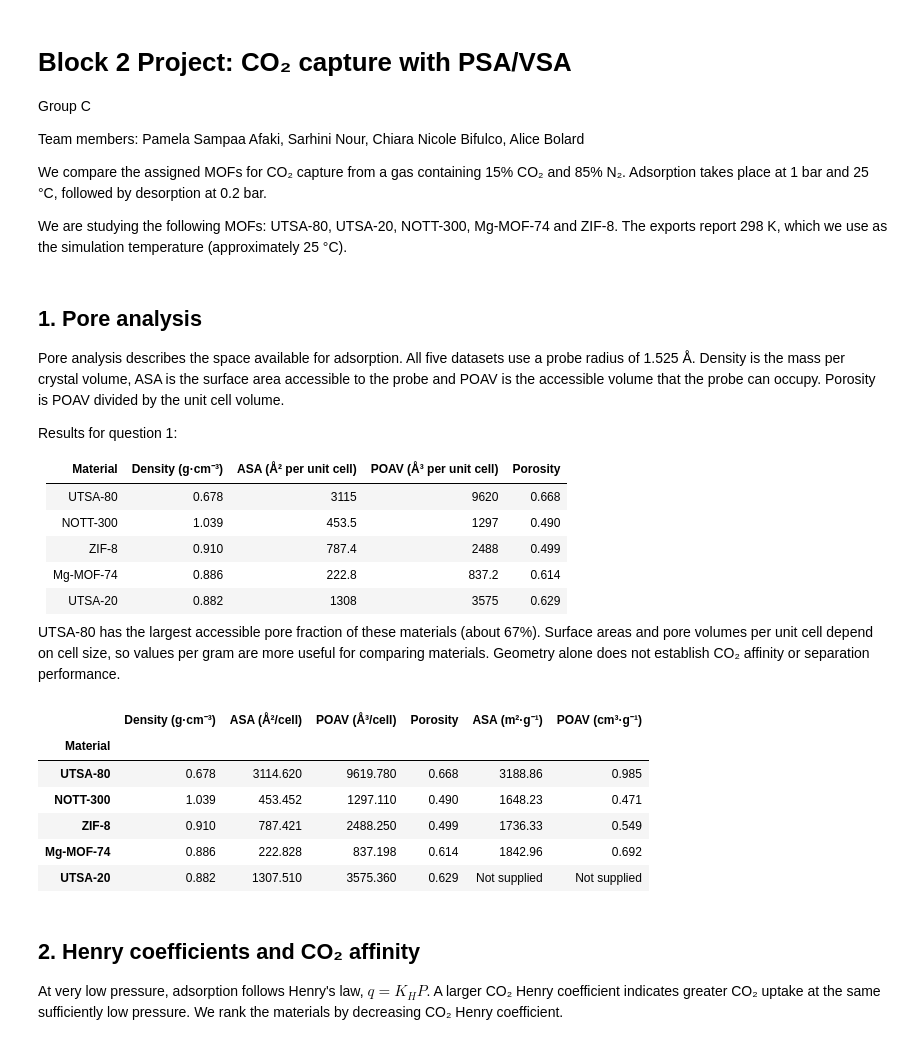
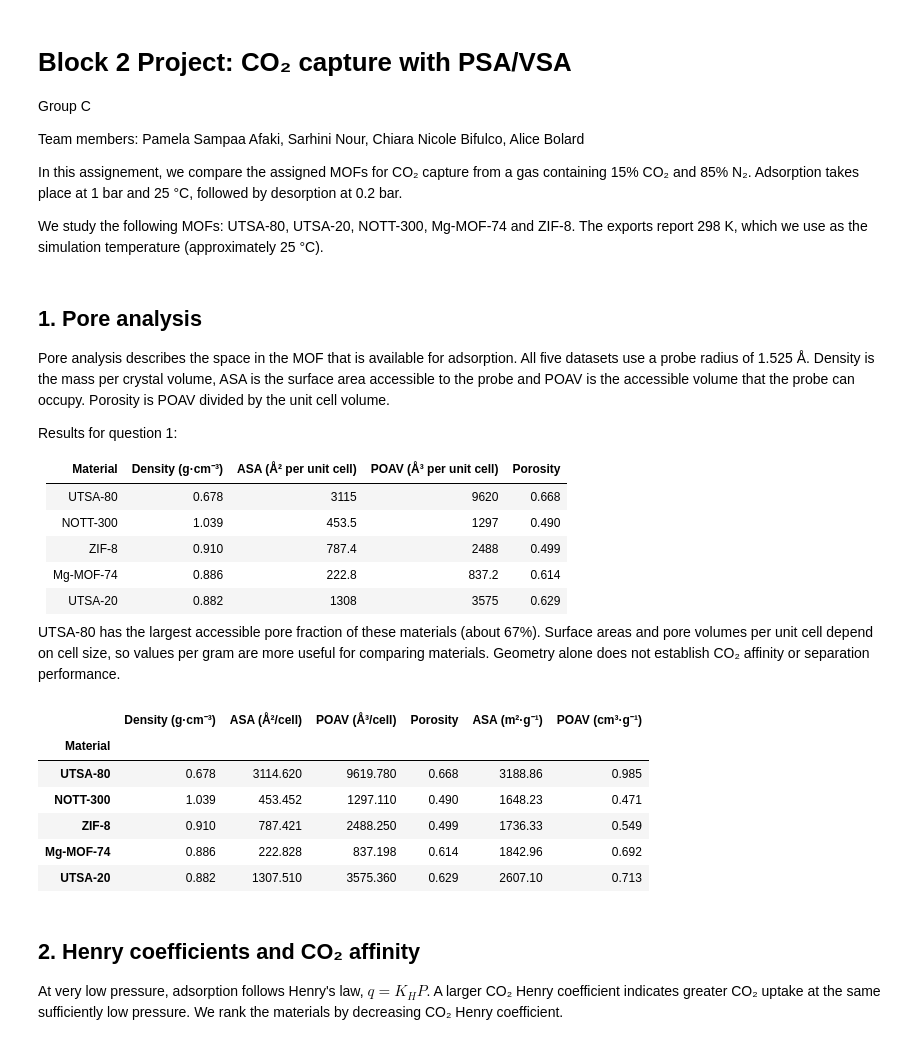
Before and after one commit to pamelaafaki/ch315-group-c, a Jupyter notebook: GroupC_Block2_project.ipynb, the cells around one changed output. Saved outputs shown, nothing was run; the diff lists cells and outputs as text; code cells hidden in the pictures.

Commit message:
Update UTSA-20 pore data and refine question 7

```diff
--- a/GroupC_Block2_project.ipynb
+++ b/GroupC_Block2_project.ipynb
@@ -5,9 +5,9 @@ Group C
 
 Team members: Pamela Sampaa Afaki, Sarhini Nour, Chiara Nicole Bifulco, Alice Bolard
 
-We compare the assigned MOFs for CO₂ capture from a gas containing 15% CO₂ and 85% N₂. Adsorption takes place at 1 bar and 25 °C, followed by desorption at 0.2 bar.
+In this assignement, we compare the assigned MOFs for CO₂ capture from a gas containing 15% CO₂ and 85% N₂. Adsorption takes place at 1 bar and 25 °C, followed by desorption at 0.2 bar.
 
-We are studying the following MOFs: UTSA-80, UTSA-20, NOTT-300, Mg-MOF-74 and ZIF-8. The exports report 298 K, which we use as the simulation temperature (approximately 25 °C).
+We study the following MOFs: UTSA-80, UTSA-20, NOTT-300, Mg-MOF-74 and ZIF-8. The exports report 298 K, which we use as the simulation temperature (approximately 25 °C).
 # %%
 from pathlib import Path
 import ast
@@ -28,7 +28,7 @@ def read_export(filename):
 # %% [markdown]
 ## 1. Pore analysis
 
-Pore analysis describes the space available for adsorption. All five datasets use a probe radius of 1.525 Å. Density is the mass per crystal volume, ASA is the surface area accessible to the probe and POAV is the accessible volume that the probe can occupy. Porosity is POAV divided by the unit cell volume.
+Pore analysis describes the space in the MOF that is available for adsorption. All five datasets use a probe radius of 1.525 Å. Density is the mass per crystal volume, ASA is the surface area accessible to the probe and POAV is the accessible volume that the probe can occupy. Porosity is POAV divided by the unit cell volume.
 
 Results for question 1:
 
@@ -47,39 +47,39 @@ pore_files = {
     "NOTT-300": "NOTT-300_pore_analysis.csv",
     "ZIF-8": "ZIF-8_pore_analysis.csv",
     "Mg-MOF-74": "Mg-MOF_pore_analysis.csv",
-    "UTSA-20": "UTSA-20_pore_screenshot.csv",
+    "UTSA-20": "UTSA-20_pore_analysis.csv",
 }
 rows = []
 for material, filename in pore_files.items():
     pore = read_export(filename)
     if "Input_volpo" in pore:
         probe_radius = ast.literal_eval(pore["Input_volpo"])[0]
     else:
         probe_radius = float(pore["Probe_radius"])
     assert np.isclose(probe_radius, 1.525), f"Check probe radius for {material}"
     porosity = float(pore["POAV_Volume_fraction"])
     if "Unitcell_volume" in pore:
         phi_check = float(pore["POAV_A^3"]) / float(pore["Unitcell_volume"])
         assert np.isclose(phi_check, porosity, atol=1e-4)
     rows.append({
         "Material": material,
         "Density (g·cm⁻³)": float(pore["Density"]),
         "ASA (Å²/cell)": float(pore["ASA_A^2"]),
         "POAV (Å³/cell)": float(pore["POAV_A^3"]),
         "Porosity": porosity,
         "ASA (m²·g⁻¹)": float(pore.get("ASA_m^2/g", np.nan)),
         "POAV (cm³·g⁻¹)": float(pore.get("POAV_cm^3/g", np.nan)),
     })
 pore_results = pd.DataFrame(rows).set_index("Material")
 display(pore_results.round(3).fillna("Not supplied"))
 # %% [output]
 |  | Density (g·cm⁻³) | ASA (Å²/cell) | POAV (Å³/cell) | Porosity | ASA (m²·g⁻¹) | POAV (cm³·g⁻¹) |
 | Material |  |  |  |  |  |  |
 | UTSA-80 | 0.678 | 3114.620 | 9619.780 | 0.668 | 3188.86 | 0.985 |
 | NOTT-300 | 1.039 | 453.452 | 1297.110 | 0.490 | 1648.23 | 0.471 |
 | ZIF-8 | 0.910 | 787.421 | 2488.250 | 0.499 | 1736.33 | 0.549 |
 | Mg-MOF-74 | 0.886 | 222.828 | 837.198 | 0.614 | 1842.96 | 0.692 |
-| UTSA-20 | 0.882 | 1307.510 | 3575.360 | 0.629 | Not supplied | Not supplied |
+| UTSA-20 | 0.882 | 1307.510 | 3575.360 | 0.629 | 2607.10 | 0.713 |
 # %% [markdown]
 ## 2. Henry coefficients and CO₂ affinity
 
```
Also changed, not shown: parts of 4 cells of this notebook, 2 other files.
